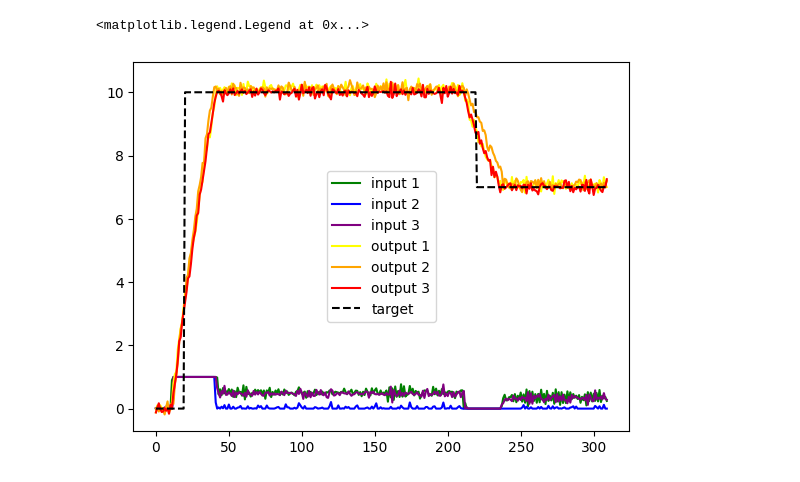
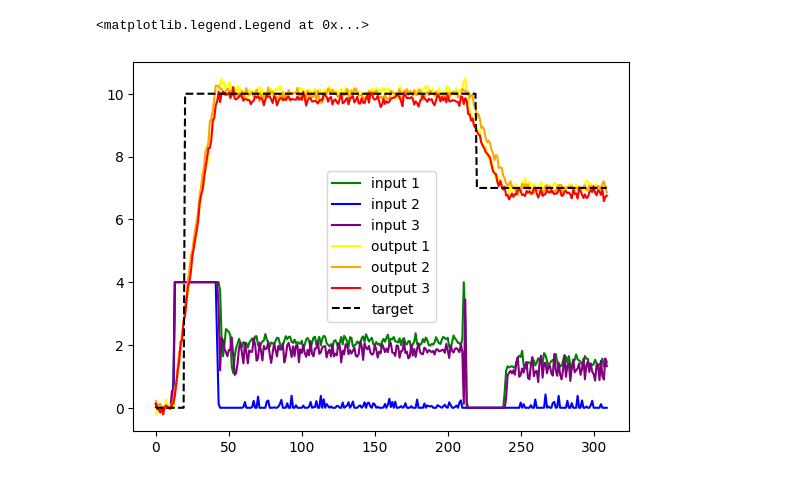
Before and after one commit to dominichofer/DeePC, a Jupyter notebook: example_3d.ipynb, the cells around one changed output. Drawn from its saved outputs; the diff is of its cells as text; code cells hidden in the pictures.

Commit message:
Replace clamp with np.clip

```diff
--- a/example_3d.ipynb
+++ b/example_3d.ipynb
@@ -1,15 +1,16 @@
 # %%
+import numpy as np
 import matplotlib.pyplot as plt
-from deepc import Controller, RandomNoisyLTI, clamp
+from deepc import Controller, RandomNoisyLTI
 
 # Define a system
 system = RandomNoisyLTI(
     A=[[0.88, 0.1, 0.0],
        [0.1, 0.8, 0.1],
        [0.0, 0.1, 0.88]],
-    B=[[0.04, 0, 0],
-       [0, 0.04, 0],
-       [0, 0, 0.04]],
+    B=[[0.01, 0, 0],
+       [0, 0.01, 0],
+       [0, 0, 0.01]],
     C=[[10, 0, 0],
        [0, 10, 0],
        [0, 0, 10]],
@@ -35,7 +36,7 @@ T_ini = 10
 r_len = 10
 
 # Define the controller
-constraint = lambda u: clamp(u, 0, 1)
+constraint = lambda u: np.clip(u, 0, 4)
 controller = Controller(u_d, y_d, T_ini, r_len, control_constrain_fkt=constraint)
 
 # Reset the system
@@ -45,31 +46,31 @@ system.set_state([0, 0, 0])  # This is intentionally not the same state as x_ini
 # Warm up the controller
 while not controller.is_initialized():
     u = [0, 0, 0]
     y = system.apply(u)
     controller.update(u, y)
 
 # Simulate the system
 u_online = []
 y_online = []
 r_online = [[0, 0, 0]] * 20 + [[10, 10, 10]] * 200 + [[7, 7, 7]] * 100
 for i in range(len(r_online) - r_len):
     r = r_online[i: i + r_len]
     u = controller.apply(r)[0]
     y = system.apply(u)
     controller.update(u, y)
     u_online.append(u)
     y_online.append(y)
     r_online.append(r)
 
 # Plot the results
 plt.plot([u[0] for u in u_online], label="input 1", color="green")
 plt.plot([u[1] for u in u_online], label="input 2", color="blue")
 plt.plot([u[2] for u in u_online], label="input 3", color="purple")
 plt.plot([y[0] for y in y_online], label="output 1", color="yellow")
 plt.plot([y[1] for y in y_online], label="output 2", color="orange")
 plt.plot([y[2] for y in y_online], label="output 3", color="red")
 plt.plot([r[0] for r in r_online[:len(y_online)]], label="target", color="black", linestyle="--")
 plt.legend()
 # %% [output]
 <matplotlib.legend.Legend at 0x...>
-[figure, old version]
+[figure, new version]
```
Also changed, not shown: 5 other files.
